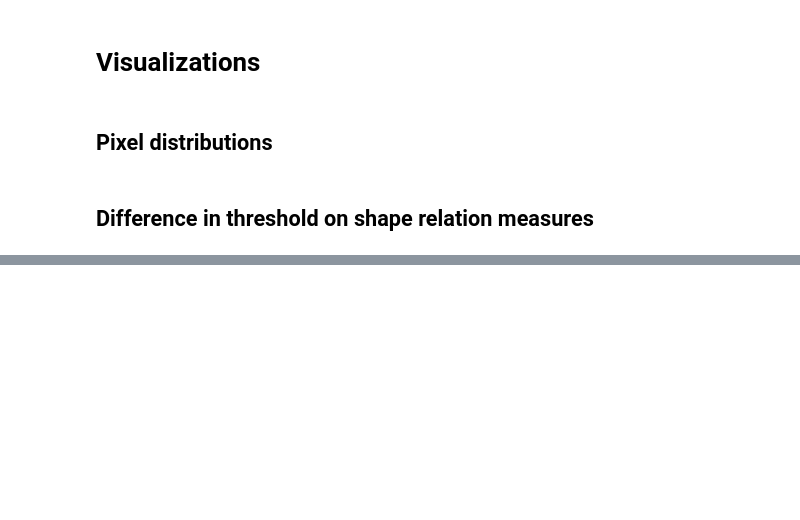
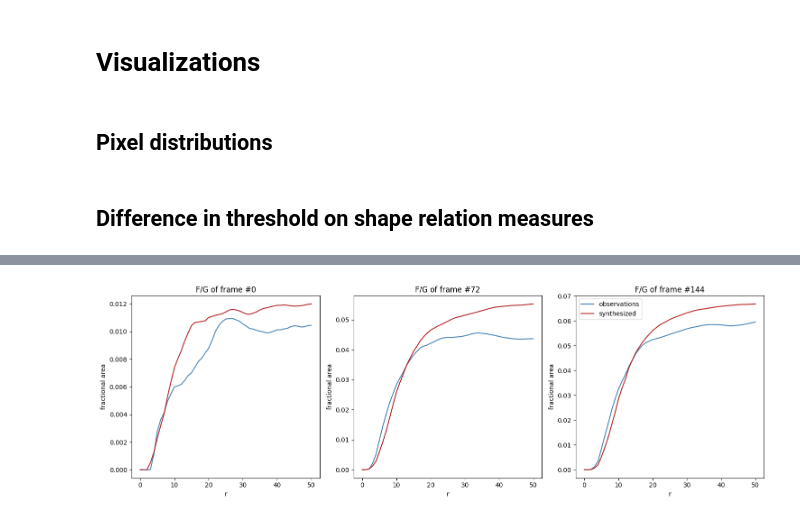
Before and after one commit to cappertherapper/Bachelorprojekt, a Jupyter notebook: visualizations.ipynb, the cells around one changed output, grey strips where cells are left out. Saved outputs shown, nothing was run; the diff lists cells and outputs as text; code cells hidden in the pictures; blank space fills up the shorter version.

```diff
--- a/visualizations.ipynb
+++ b/visualizations.ipynb
@@ -136,0 +183,40 @@ plt.show()
+# %%
+size=400
+amount=3
+vid = process_video(path, 0.3, 1, size=size, skip_size=24)
+vid = vid[:7]
+
+synth0 = generate_noise_array(size=size, threshold=0.25, smooth=2.50, amount=amount)
+synth1 = generate_noise_array(size=size, threshold=0.18, smooth=2.52, amount=amount)
+synth2 = generate_noise_array(size=size, threshold=0.16, smooth=2.62, amount=amount)
+# %%
+real = [vid[0], vid[3], vid[-1]]
+fake = [synth0, synth1, synth2]
+framenr = [0, 72, 144]
+
+L = 50
+X = np.arange(L+1)
+# ['steelblue', 'firebrick', 'olivedrab']
+fig, ax = plt.subplots(1,3, figsize=(15,5))
+
+for i in range(3):
+    F1, G1 = analyse_image(real[i], L=L)
+    F2, G2 = analyse_video(fake[i], L=L)
+    F2, G2 = np.mean(F2, axis=0), np.mean(G2, axis=0)
+
+    if i == 2:
+        ax[i].plot(X, F1/G1, color='steelblue', label='observations')
+        ax[i].plot(X, F2/G2, color='firebrick', label='synthesized')
+        ax[i].legend()
+    else:
+        ax[i].plot(X, F1/G1, color='steelblue')
+        ax[i].plot(X, F2/G2, color='firebrick')
+    ax[i].set_title('F/G of frame #{}'.format(framenr[i]))
+    ax[i].set_xlabel('r')
+    ax[i].set_ylabel('fractional area')
+
+
+plt.tight_layout()
+plt.show()
+# %% [output]
+[figure, added]
```
Also changed, not shown: parts of 8 cells of this notebook.
